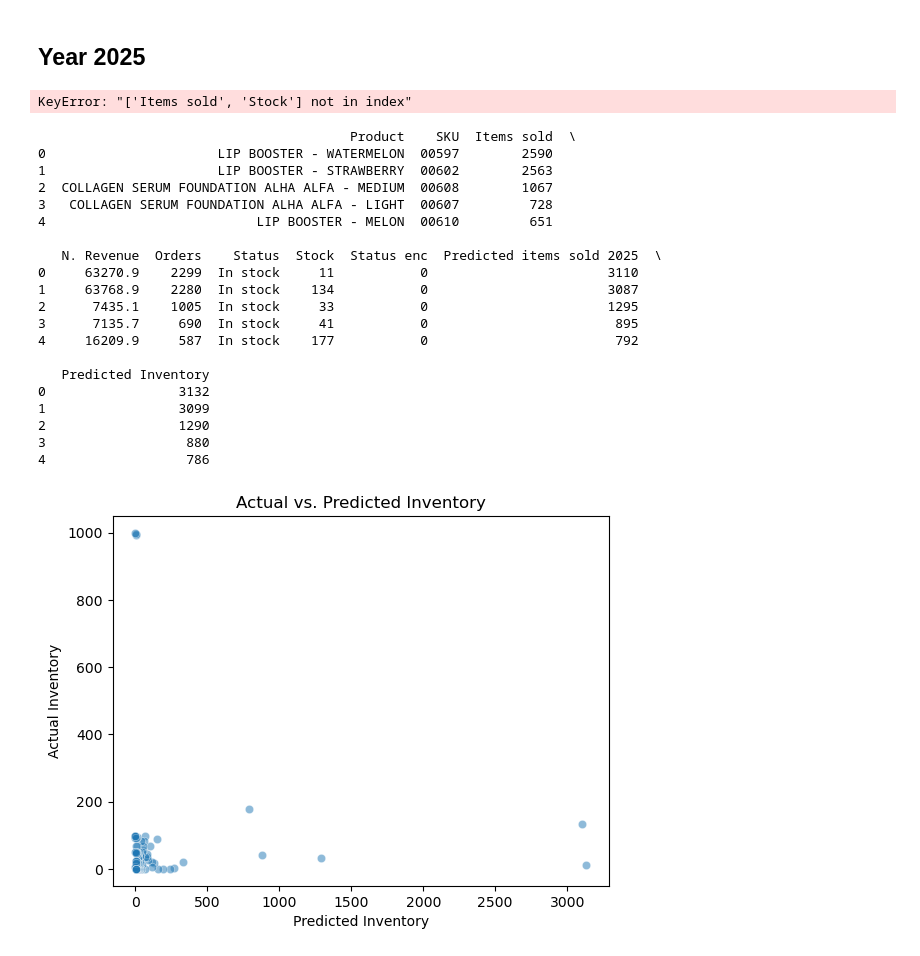
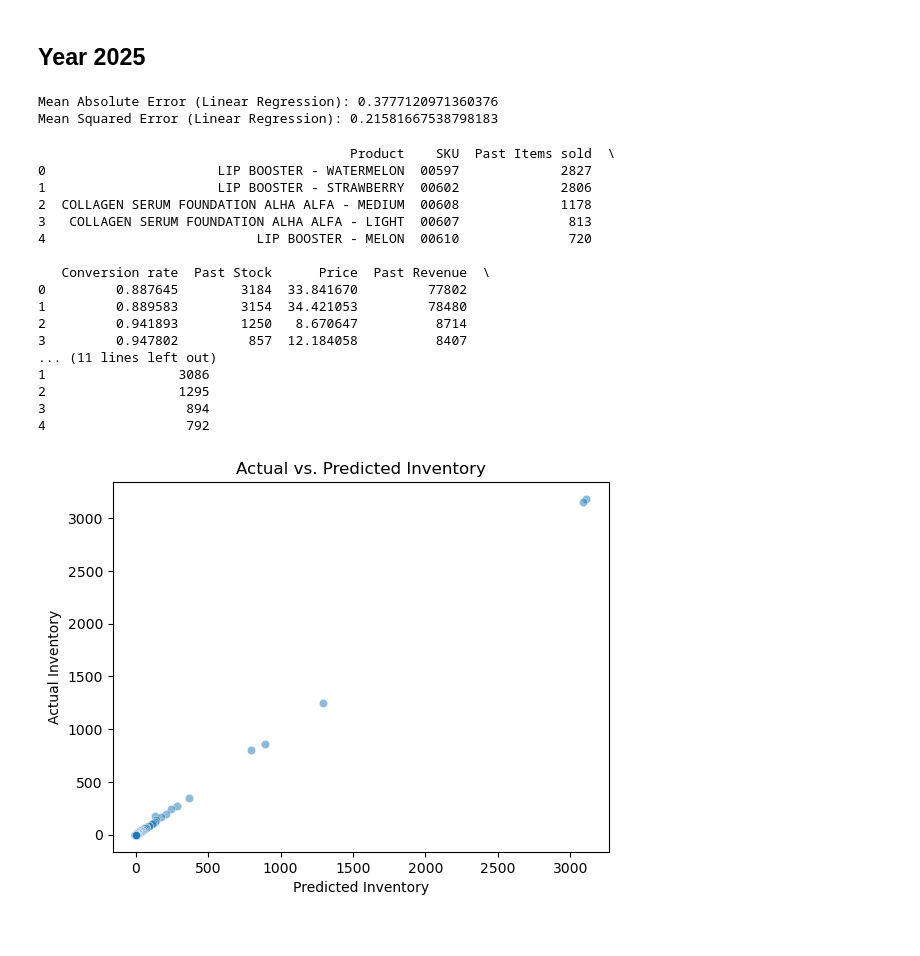
Before and after one commit to sanchick02/AlhaAlfa, a Jupyter notebook: AlhaAlfa_main(1).ipynb, the cells around one changed output. Saved outputs shown, nothing was run; the diff lists cells and outputs as text; code cells hidden in the pictures.

Commit message:
Edited stock details

```diff
--- a/AlhaAlfa_main(1).ipynb
+++ b/AlhaAlfa_main(1).ipynb
@@ -736,7 +738,7 @@ KeyError: 'Stock'
 # %%
 df_pl_2025 = pd.read_csv('datasets/ProductList_2025.csv')
 
-X = df_pl_2025[['Items sold', 'Stock', 'Product']]
+X = df_pl_2025[['Past Items sold', 'Past Stock', 'Product']]
 y = df_pl_2025['Predicted items sold 2025']
 
 # label encode the product column
@@ -768,11 +770,12 @@ mse = mean_squared_error(y_test, y_pred)
 print(f'Mean Absolute Error (Linear Regression): {mae}')
 print(f'Mean Squared Error (Linear Regression): {mse}')
 # %% [output]
-KeyError: "['Items sold', 'Stock'] not in index"
+Mean Absolute Error (Linear Regression): 0.3777120971360376
+Mean Squared Error (Linear Regression): 0.21581667538798183
 # %%
 # Features for predicting inventory
 full_data = df_pl_2025.copy()
-X_full_data = full_data[['Items sold', 'Stock', 'Product']]
+X_full_data = full_data[['Past Items sold', 'Past Stock', 'Product']]
 X_full_data['Product'] = le.fit_transform(X_full_data['Product'])
 
 # Standardize the features using the scaler
@@ -791,35 +794,32 @@ print(full_data.head())
 # Save the full_data DataFrame to a CSV file
 full_data.to_csv('datasets/ProductList_2025.csv', index=False)
 # %% [output]
-                                        Product    SKU  Items sold  \
-0                      LIP BOOSTER - WATERMELON  00597        2590
-1                      LIP BOOSTER - STRAWBERRY  00602        2563
-2  COLLAGEN SERUM FOUNDATION ALHA ALFA - MEDIUM  00608        1067
-3   COLLAGEN SERUM FOUNDATION ALHA ALFA - LIGHT  00607         728
-4                           LIP BOOSTER - MELON  00610         651
+                                        Product    SKU  Past Items sold  \
+0                      LIP BOOSTER - WATERMELON  00597             2827
+1                      LIP BOOSTER - STRAWBERRY  00602             2806
+2  COLLAGEN SERUM FOUNDATION ALHA ALFA - MEDIUM  00608             1178
+3   COLLAGEN SERUM FOUNDATION ALHA ALFA - LIGHT  00607              813
+4                           LIP BOOSTER - MELON  00610              720
 
-   N. Revenue  Orders    Status  Stock  Status enc  Predicted items sold 2025  \
-0     63270.9    2299  In stock     11           0                       3110
-1     63768.9    2280  In stock    134           0                       3087
-2      7435.1    1005  In stock     33           0                       1295
-3      7135.7     690  In stock     41           0                        895
-4     16209.9     587  In stock    177           0                        792
-
-   Predicted Inventory
-0                 3132
-1                 3099
-2                 1290
-3                  880
-4                  786
+   Conversion rate  Past Stock      Price  Past Revenue  \
+0         0.887645        3184  33.841670         77802
+1         0.889583        3154  34.421053         78480
+2         0.941893        1250   8.670647          8714
+3         0.947802         857  12.184058          8407
+... (11 lines left out)
+1                 3086
+2                 1295
+3                  894
+4                  792
 # %%
 # Visualize the inventory predictions for all products
-df = pd.DataFrame({'predicted': inventory_predictions_all, 'actual': df_pl_2025['Stock']})
+df = pd.DataFrame({'predicted': inventory_predictions_all, 'actual': df_pl_2025['Past Stock']})
 
 # Plot the DataFrame as a scatter plot
 sns.scatterplot(data=df, x='predicted', y='actual', alpha=0.5)
 plt.xlabel('Predicted Inventory')
 plt.ylabel('Actual Inventory')
 plt.title('Actual vs. Predicted Inventory')
 plt.show()
 # %% [output]
-[figure, old version]
+[figure, new version]
```
Also changed, not shown: parts of 2 cells of this notebook, 1 other file.
